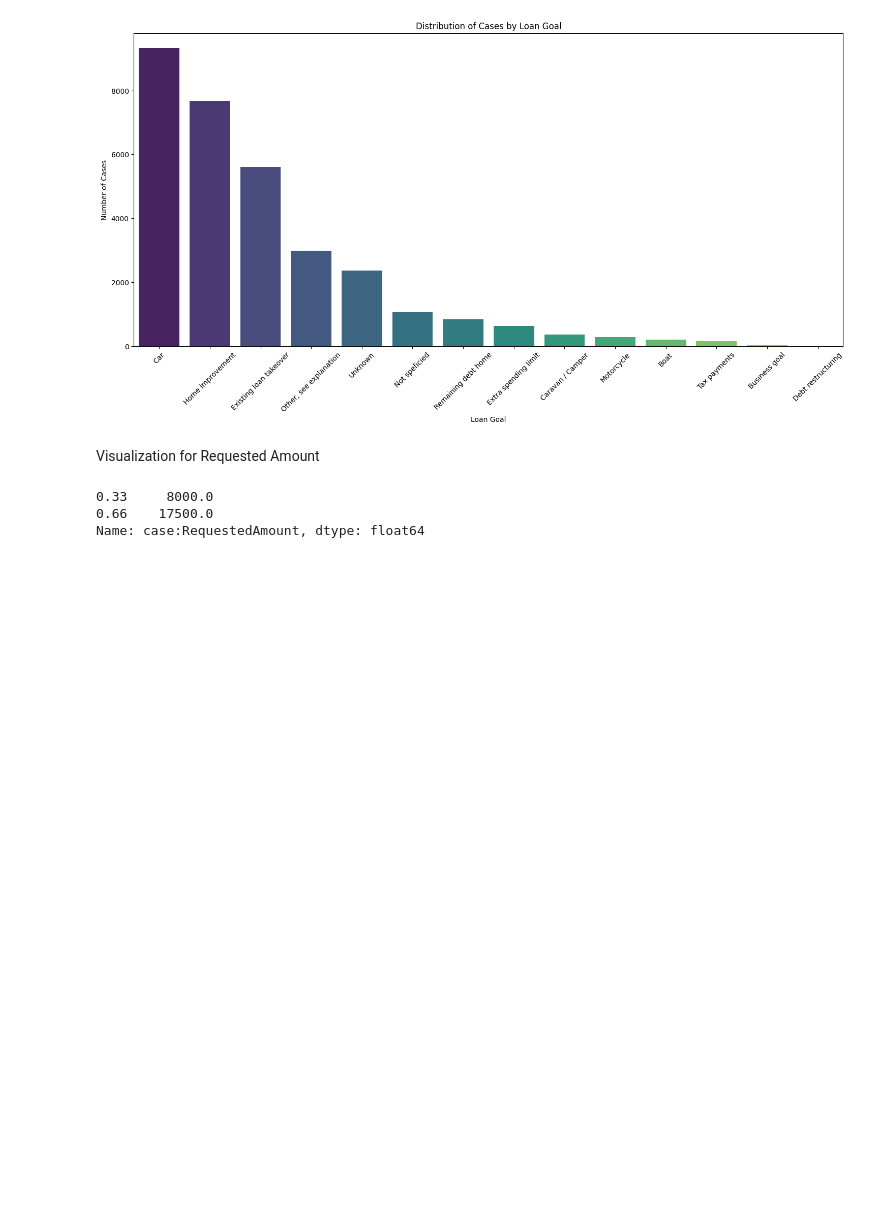
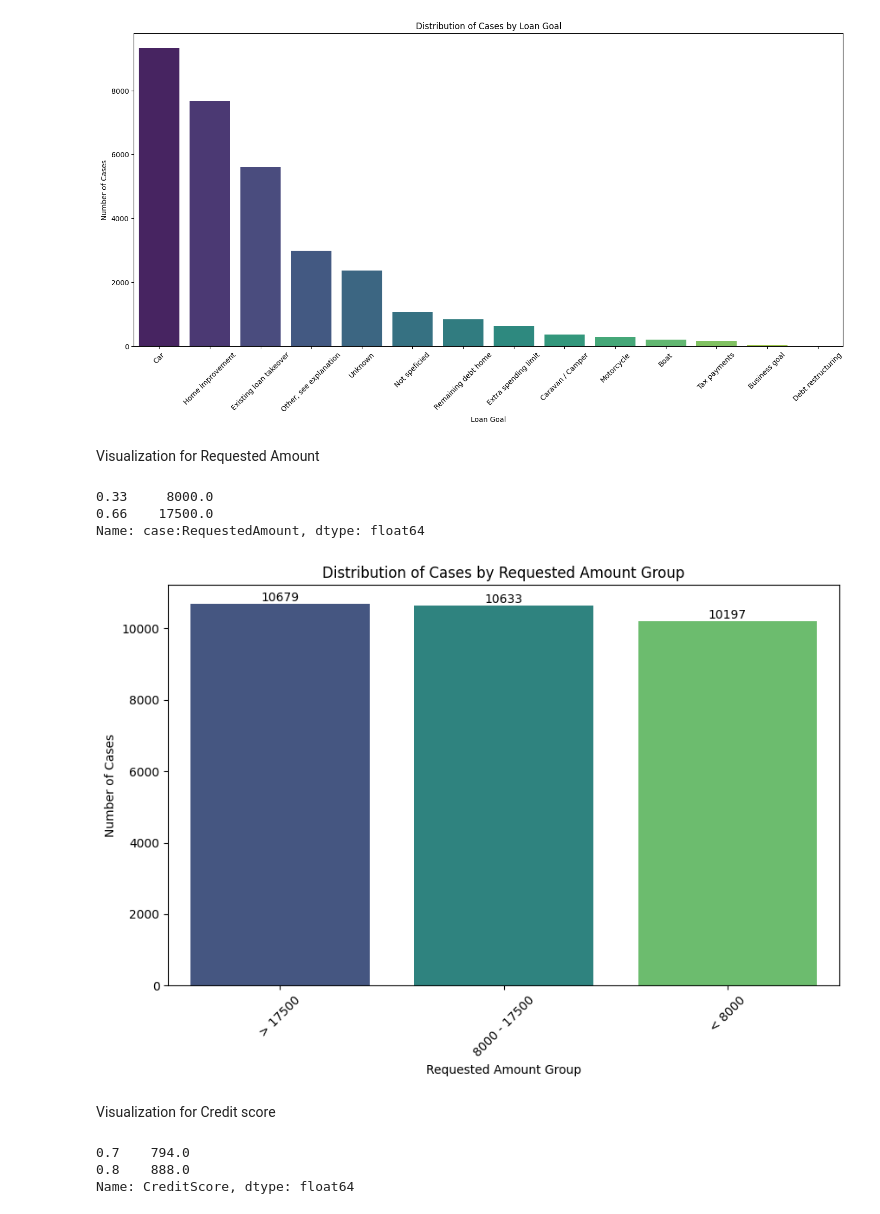
Before and after one commit to xuyou1999/APM_project_group8, a Jupyter notebook: exploration_final.ipynb, the cells around one changed output. Drawn from its saved outputs; the diff is of its cells as text; code cells hidden in the pictures; blank space fills up the shorter version.

```diff
--- a/exploration_final.ipynb
+++ b/exploration_final.ipynb
@@ -268,11 +266,44 @@ plt.xticks(rotation=45)
 plt.show()
 # %% [output]
 [figure]
-# %% [markdown]
-Visualization for Requested Amount
-# %%
-df['case:RequestedAmount'].quantile([0.33,0.66])
-# %% [output]
-0.33     8000.0
-0.66    17500.0
-Name: case:RequestedAmount, dtype: float64
+# %% [markdown]
+Visualization for Requested Amount
+# %%
+df['case:RequestedAmount'].quantile([0.33,0.66])
+# %% [output]
+0.33     8000.0
+0.66    17500.0
+Name: case:RequestedAmount, dtype: float64
+# %%
+# Assuming case_attr_df is your DataFrame with the 'case:RequestedAmount' column
+# Adjust the bin edges and labels as needed
+bins = [0, 8000, 17500, float('inf')]
+labels = ['< 8000', '8000 - 17500', '> 17500']
+
+# Create a new column 'RequestedAmountGroup' based on binning
+case_attr_df['RequestedAmountGroup'] = pd.cut(case_attr_df['case:RequestedAmount'], bins=bins, labels=labels, right=False)
+
+plt.figure(figsize=(10, 6))
+ax = sns.countplot(x='RequestedAmountGroup', data=case_attr_df, palette='viridis',
+                   order=case_attr_df['RequestedAmountGroup'].value_counts().index)
+plt.xlabel('Requested Amount Group')
+plt.ylabel('Number of Cases')
+plt.title('Distribution of Cases by Requested Amount Group')
+plt.xticks(rotation=45)
+
+# Add values on the bars
+for bar, count in zip(ax.patches, case_attr_df['RequestedAmountGroup'].value_counts()):
+    height = bar.get_height()
+    ax.text(bar.get_x() + bar.get_width() / 2, height, count, ha='center', va='bottom')
+
+plt.show()
+# %% [output]
+[figure, added]
+# %% [markdown]
+Visualization for Credit score
+# %%
+df['CreditScore'].quantile([0.70, 0.80])
+# %% [output]
+0.7    794.0
+0.8    888.0
+Name: CreditScore, dtype: float64
```
Also changed, not shown: parts of 4 cells of this notebook.
